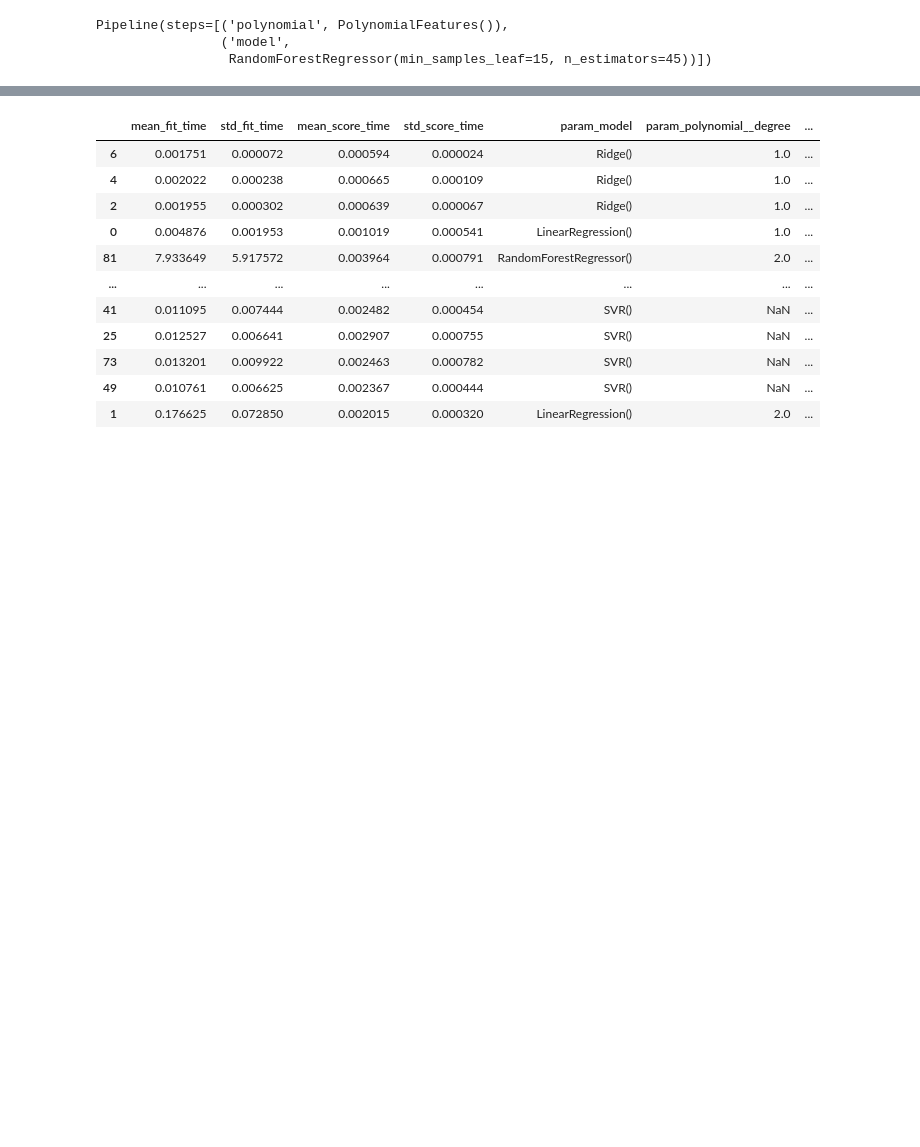
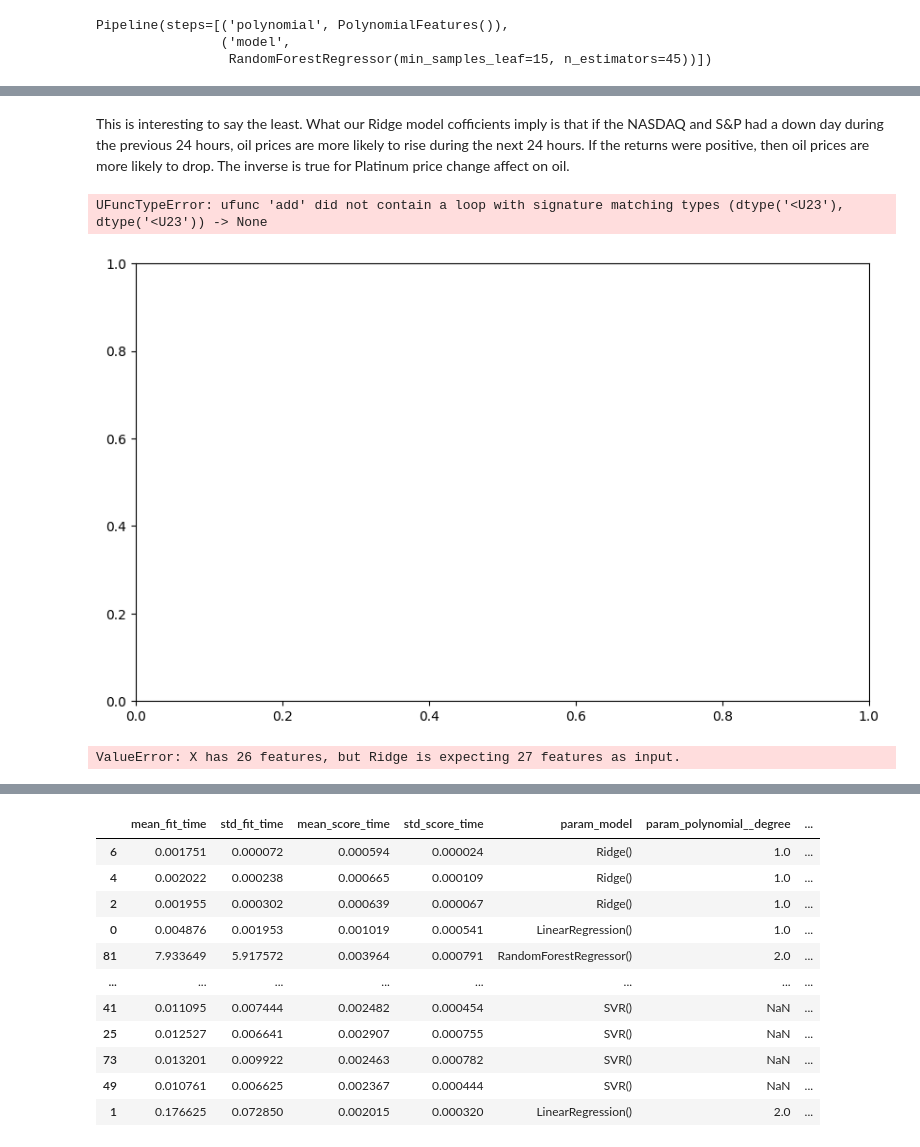
Before and after one commit to kklimov1/PriceRegressionPredictor, a Jupyter notebook: AssetAnalysisClean.ipynb, the cells around one changed output, grey strips where cells are left out. Cells and saved outputs as stored; diff of their text form; code cells hidden in the pictures; blank space fills up the shorter version.

```diff
--- a/AssetAnalysisClean.ipynb
+++ b/AssetAnalysisClean.ipynb
@@ -556,0 +619,12 @@ Pipeline(steps=[('polynomial', PolynomialFeatures()),
+# %% [markdown]
+This is interesting to say the least. What our Ridge model cofficients imply is that if the NASDAQ and S&P had a down day during the previous 24 hours, oil prices are more likely to rise during the next 24 hours. If the returns were positive, then oil prices are more likely to drop. The inverse is true for Platinum price change affect on oil.
+# %%
+fig, ax = plt.subplots(figsize=(10, 6))
+box = ax.boxplot(dict(zip ( coefficient_columns,oil_model.coef_ )), patch_artist=True)
+# %% [output]
+UFuncTypeError: ufunc 'add' did not contain a loop with signature matching types (dtype('<U23'), dtype('<U23')) -> None
+[figure, added]
+# %%
+oil_model.predict(x_train.iloc[:,1:])#np.array([[0,0,0,0,0,0,0,0,0,0,0,0,0,0,0,0,0,0,0,0,0,0,0,0,0,0,0]]))
+# %% [output]
+ValueError: X has 26 features, but Ridge is expecting 27 features as input.
```
Also changed, not shown: parts of 26 cells of this notebook, 4 other files.
